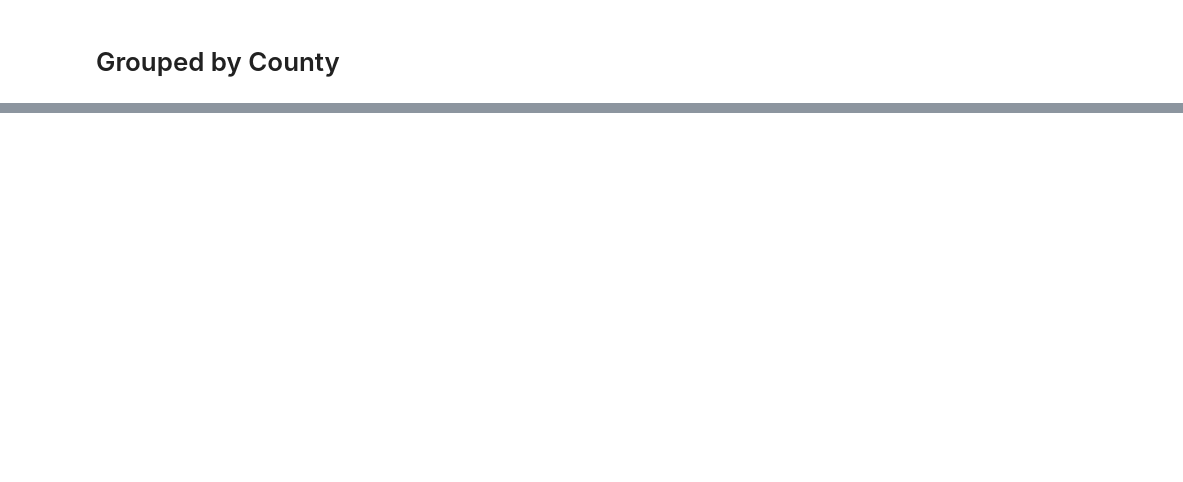
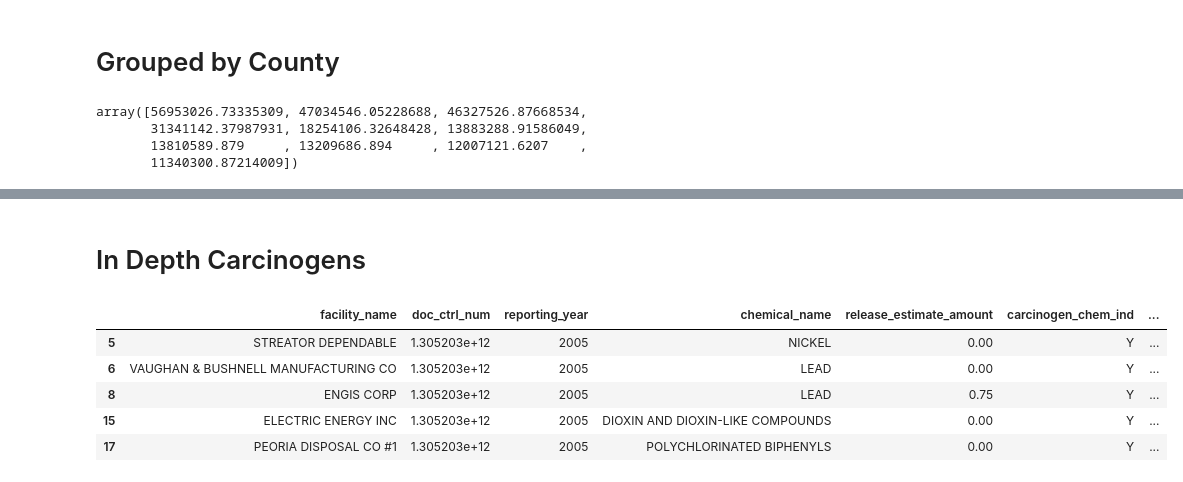
Before and after one commit to Crixuss/il_air_pollution_analysis, a Jupyter notebook: il_pollution_analysis.ipynb, the cells around one changed output, grey strips where cells are left out. Drawn from its saved outputs; the diff is of its cells as text; code cells hidden in the pictures; blank space fills up the shorter version.

```diff
--- a/il_pollution_analysis.ipynb
+++ b/il_pollution_analysis.ipynb
@@ -191,9 +192,15 @@ county_grouped_gtz = county_grouped_gtz[['total_release']]
 # %%
 county_grouped_gtz =county_grouped_gtz.head(10)
 # %%
-values = np.array(county_grouped_gtz['total_release'])
-labels = np.array(county_grouped_gtz.index)
+x = np.array(county_grouped_gtz.index)
+y = np.array(county_grouped_gtz['total_release'])
 size = county_grouped_gtz['total_release']
+y
+# %% [output]
+array([56953026.73335309, 47034546.05228688, 46327526.87668534,
+       31341142.37987931, 18254106.32648428, 13883288.91586049,
+       13810589.879     , 13209686.894     , 12007121.6207    ,
+       11340300.87214009])
 # %%
 # fig = px.scatter(x = labels, y = values)
 # fig.show()
@@ -205,3 +212,15 @@ fig.update_layout(title_text = 'Top 10 Counties and Total Chemicals Released',
 fig.show()
 # %% [output]
 [interactive output not drawn]
+# %% [markdown]
+# In Depth Carcinogens
+# %%
+carc_df = pollution_df.loc[pollution_df['carcinogen_chem_ind'] == 'Y']
+carc_df.head()
+# %% [output]
+|  | facility_name | doc_ctrl_num | reporting_year | chemical_name | release_estimate_amount | carcinogen_chem_ind | ... |
+| 5 | STREATOR DEPENDABLE | 1.305203e+12 | 2005 | NICKEL | 0.00 | Y | ... |
+| 6 | VAUGHAN & BUSHNELL MANUFACTURING CO | 1.305203e+12 | 2005 | LEAD | 0.00 | Y | ... |
+| 8 | ENGIS CORP | 1.305203e+12 | 2005 | LEAD | 0.75 | Y | ... |
+| 15 | ELECTRIC ENERGY INC | 1.305203e+12 | 2005 | DIOXIN AND DIOXIN-LIKE COMPOUNDS | 0.00 | Y | ... |
+| 17 | PEORIA DISPOSAL CO #1 | 1.305203e+12 | 2005 | POLYCHLORINATED BIPHENYLS | 0.00 | Y | ... |
```
Also changed, not shown: parts of 5 cells of this notebook, 1 other file.
